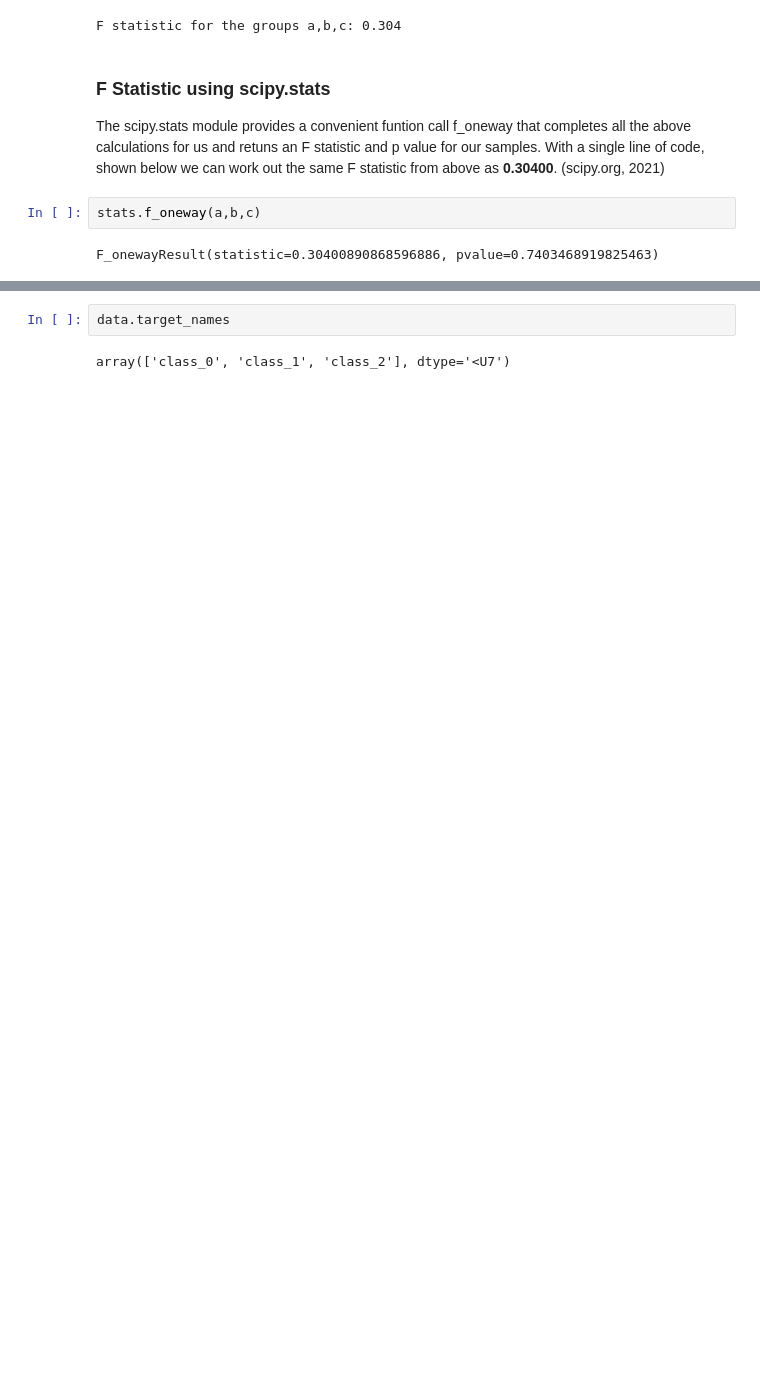
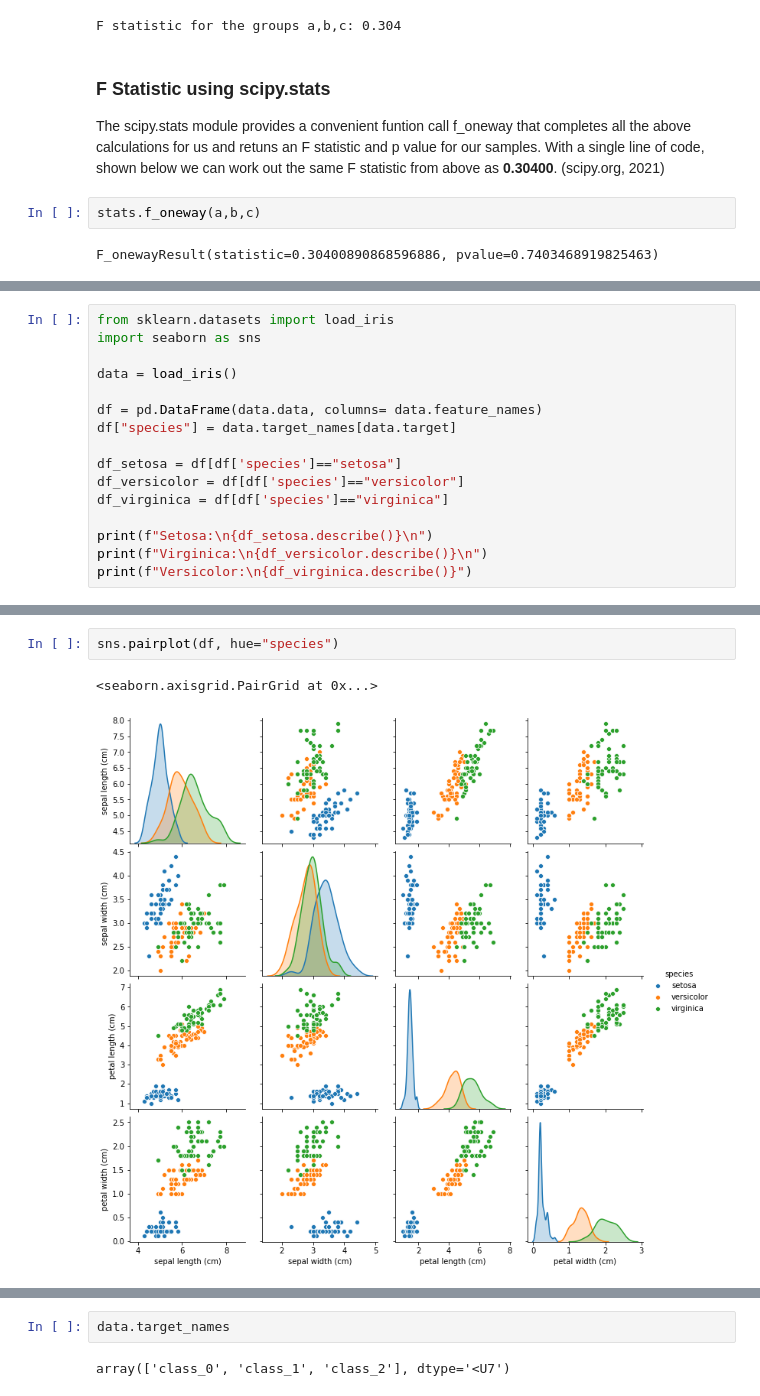
Before and after one commit to cian-gmit-da2020/machineLearningStatistics, a Jupyter notebook: project/scipy-stats.ipynb, the cells around one changed output, grey strips where cells are left out. Saved outputs shown, nothing was run; the diff lists cells and outputs as text; blank space fills up the shorter version.

```diff
--- a/project/scipy-stats.ipynb
+++ b/project/scipy-stats.ipynb
@@ -200,0 +223,16 @@ data = datasets.load_wine()
+# %%
+from sklearn.datasets import load_iris
+import seaborn as sns
+
+data = load_iris()
+
+df = pd.DataFrame(data.data, columns= data.feature_names)
+df["species"] = data.target_names[data.target]
+
+df_setosa = df[df['species']=="setosa"]
+df_versicolor = df[df['species']=="versicolor"]
+df_virginica = df[df['species']=="virginica"]
+
+print(f"Setosa:\n{df_setosa.describe()}\n")
+print(f"Virginica:\n{df_versicolor.describe()}\n")
+print(f"Versicolor:\n{df_virginica.describe()}")
@@ -200,0 +257,5 @@ data = datasets.load_wine()
+# %%
+sns.pairplot(df, hue="species")
+# %% [output]
+<seaborn.axisgrid.PairGrid at 0x...>
+[figure, added]
```
Also changed, not shown: parts of 26 cells of this notebook.
